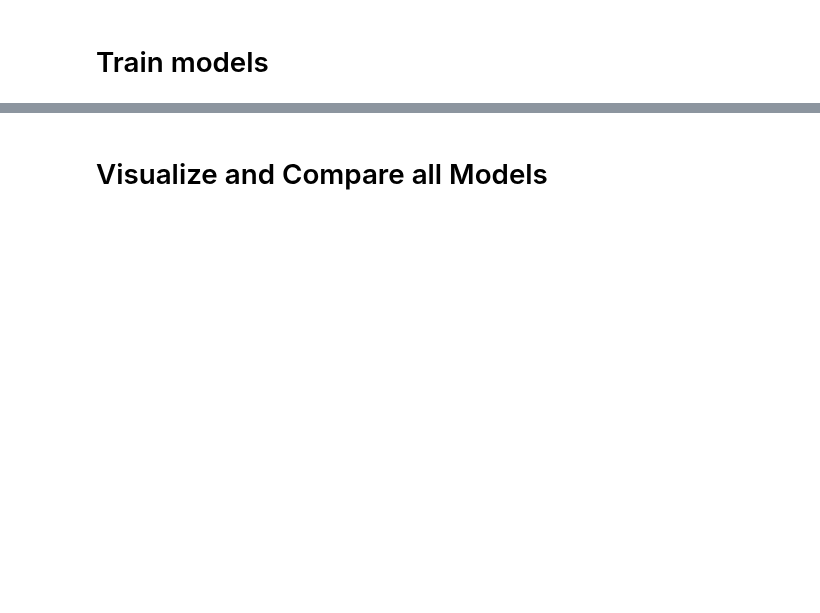
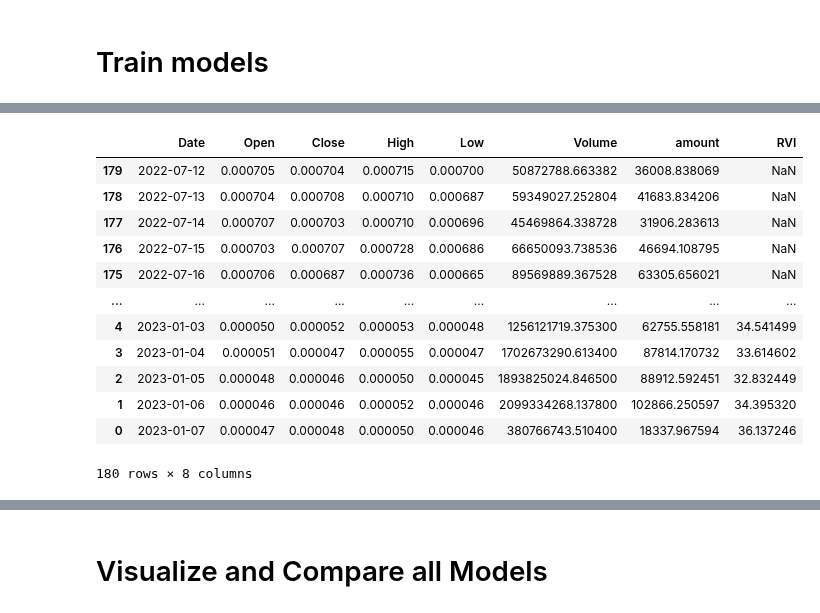
Before and after one commit to j03m/alfred, a Jupyter notebook: Coin_Predictions.ipynb, the cells around one changed output, grey strips where cells are left out. Cells and saved outputs as stored; diff of their text form; code cells hidden in the pictures; blank space fills up the shorter version.

```diff
--- a/Coin_Predictions.ipynb
+++ b/Coin_Predictions.ipynb
@@ -104,9 +104,9 @@ num_features = 2 #3
 candle_features = 5 #6
 coin_base = False
 ku_coin = True
-load_models = True
-train_models = False
-save_models = False
+load_models = False
+train_models = True
+save_models = True
 COINBASE_REST_API = 'https://api.pro.coinbase.com'
 COINBASE_PRODUCTS = COINBASE_REST_API+'/products'
 KUCOIN_REST_API = "https://api.kucoin.com"
@@ -249,13 +249,13 @@ def get_coin_data_frames(time, product, granularity='86400', feature_set = ["Clo
   else:
     df_raw = ku_coin_json_to_df(time, product, granularity)
 
-  df_btc_history = df_raw
-  if len(df_btc_history.index) == 0:
+
+  if len(df_raw.index) == 0:
     print("No data for ", product)
 
-  df_btc_history = df_btc_history.rename(columns={"time":"Date", "open":"Open", "high":"High", "low":"Low", "close":"Close", "volume":"Volume"})
-  df_btc_history = sort_date(df_btc_history)
-  df_btc_history = attachRVI(df_btc_history)
+  df_raw = df_raw.rename(columns={"time":"Date", "open":"Open", "high":"High", "low":"Low", "close":"Close", "volume":"Volume"})
+  df_raw = sort_date(df_raw)
+  df_btc_history = attachRVI(df_raw)
   df_btc_history = attachVWAPS(df_btc_history)
   df_btc_history = append_price_dif_(df_btc_history)
   df_btc_features = df_btc_history[feature_set]
@@ -314,7 +314,7 @@ def get_all_coinbase_products():
   df_products = pd.read_json(response_text)
   return df_products
 
-def predict_trade(model, product, bars, npa_scaled=[]):
+def predict_trade(model, name, product, bars, npa_scaled=[]):
 
   if len(npa_scaled) == 0:
     print("downloading...")
@@ -346,6 +346,7 @@ def predict_trade(model, product, bars, npa_scaled=[]):
 
   # add the product, derive a move and percent
   df_trade["Product"] = row.id;
+  df_trade["Model Name"] = name
   df_trade["Move"] = df_trade["Predicted"] - df_trade["Close"]
   df_trade["Percent"] = (df_trade["Move"] / df_trade["Close"]) * 100
   df_trade["RawPercent"] = df_trade["Move"] / df_trade["Close"]
@@ -363,7 +364,7 @@ def get_yf_training_set_for(df, columns):
   target_df = append_price_dif(target_df)
   features = target_df[columns]
   scaled_features = scale_data(features)
-  return extract_training(scaled_features, len(target_df),len(features.columns)-1)
+  return extract_training(scaled_features, len(features),len(features.columns)-1) + [features]
 
 def extract_training(scaled_features, length, num_features):
   X = []
@@ -556,0 +611,19 @@ if train_models:
+# %%
+#[model, history] = train_config_model_against_df("lstm_cv", data, coin_dfs["FCON-USDT"])
+#models["lstm_cv"] = model
+[btc_history, df_btc_features, df_history_scaled, df_raw] = get_coin_data_frames(180, "FCON-USDT")
+df_raw
+# %% [output]
+|  | Date | Open | Close | High | Low | Volume | amount | RVI |
+| 179 | 2022-07-12 | 0.000705 | 0.000704 | 0.000715 | 0.000700 | 50872788.663382 | 36008.838069 | NaN |
+| 178 | 2022-07-13 | 0.000704 | 0.000708 | 0.000710 | 0.000687 | 59349027.252804 | 41683.834206 | NaN |
+| 177 | 2022-07-14 | 0.000707 | 0.000703 | 0.000710 | 0.000696 | 45469864.338728 | 31906.283613 | NaN |
+| 176 | 2022-07-15 | 0.000703 | 0.000707 | 0.000728 | 0.000686 | 66650093.738536 | 46694.108795 | NaN |
+| 175 | 2022-07-16 | 0.000706 | 0.000687 | 0.000736 | 0.000665 | 89569889.367528 | 63305.656021 | NaN |
+| ... | ... | ... | ... | ... | ... | ... | ... | ... |
+| 4 | 2023-01-03 | 0.000050 | 0.000052 | 0.000053 | 0.000048 | 1256121719.375300 | 62755.558181 | 34.541499 |
+| 3 | 2023-01-04 | 0.000051 | 0.000047 | 0.000055 | 0.000047 | 1702673290.613400 | 87814.170732 | 33.614602 |
+| 2 | 2023-01-05 | 0.000048 | 0.000046 | 0.000050 | 0.000045 | 1893825024.846500 | 88912.592451 | 32.832449 |
+| 1 | 2023-01-06 | 0.000046 | 0.000046 | 0.000052 | 0.000046 | 2099334268.137800 | 102866.250597 | 34.395320 |
+| 0 | 2023-01-07 | 0.000047 | 0.000048 | 0.000050 | 0.000046 | 380766743.510400 | 18337.967594 | 36.137246 |
+180 rows × 8 columns
```
Also changed, not shown: parts of 21 cells of this notebook.
